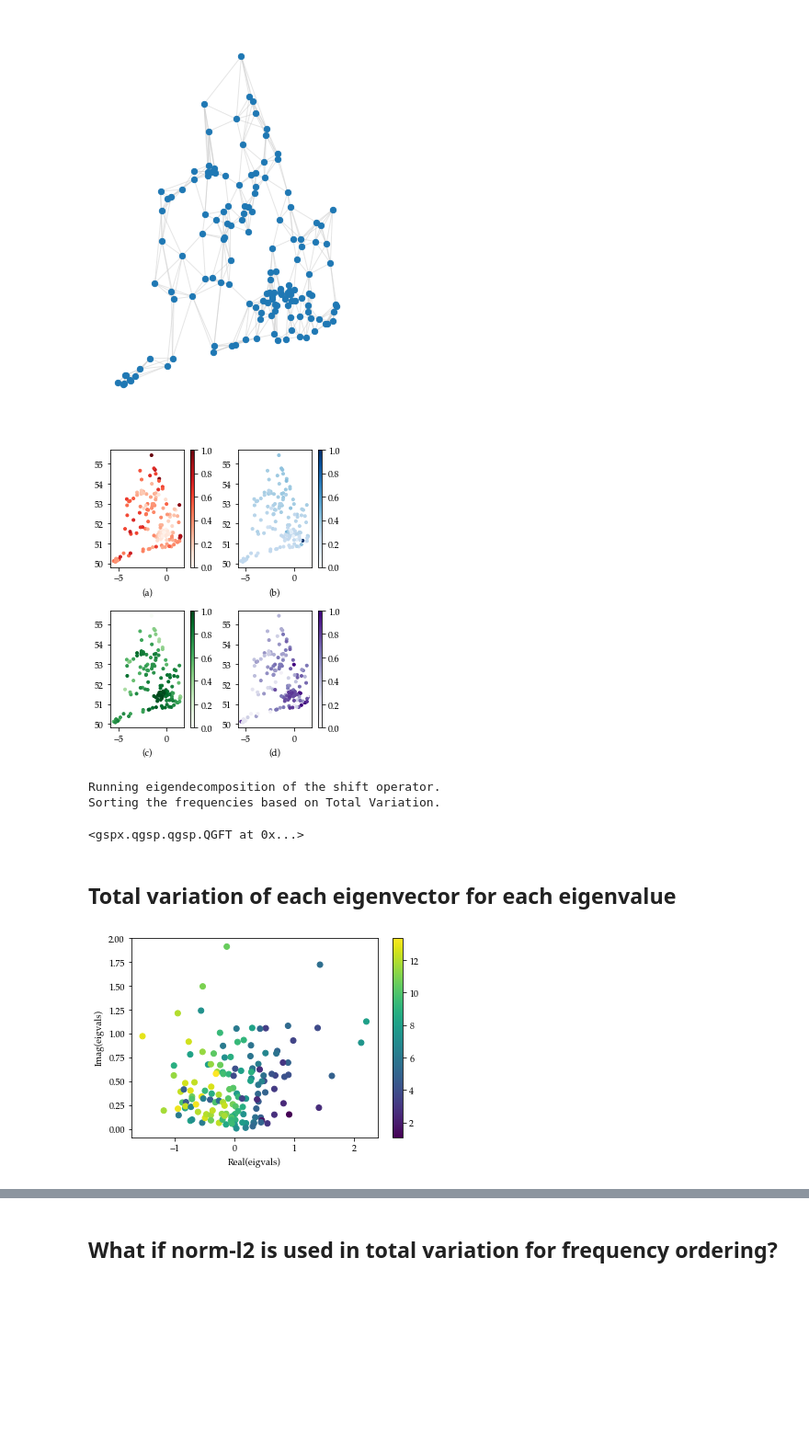
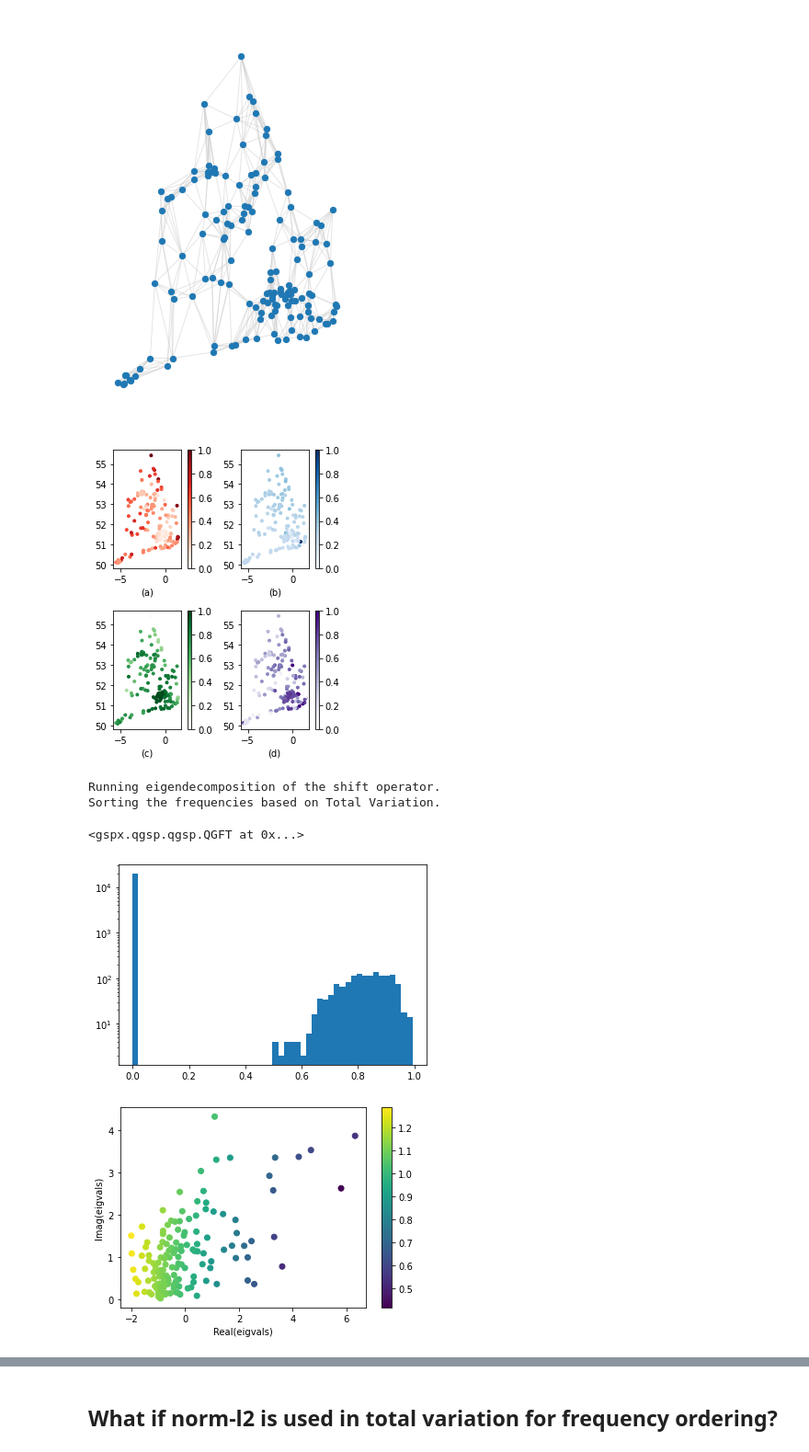
Before and after one commit to gboaviagem/gspx, a Jupyter notebook: notebooks/spectral_analysis.ipynb, the cells around one changed output, grey strips where cells are left out. Shown: that part at 92% size. Drawn from its saved outputs; the diff is of its cells as text; code cells hidden in the pictures; blank space fills up the shorter version.

```diff
--- a/notebooks/spectral_analysis.ipynb
+++ b/notebooks/spectral_analysis.ipynb
@@ -17,7 +17,7 @@ from gspx.qgsp import create_quaternion_weights, QGFT, QMatrix
 # %% [markdown]
 ## Quaternion-weighted graph
 # %%
-data = WeatherGraphData(n_neighbors=7)
+data = WeatherGraphData(n_neighbors=9)
 Ar, coords = data.graph
 s = data.signal
 # %%
@@ -26,7 +26,7 @@ df = data.data
 Aq = create_quaternion_weights(
     Ar, df, icols=['humidity'],
     jcols=['temp'],
-    kcols=['wind_speed'], gauss_den=0.5,
+    kcols=['wind_speed'], gauss_den=3.5,
     hermitian=False)
 # %% [output]
 Please wait while the dense quaternion matrix is assembled.
@@ -56,7 +56,7 @@ fig.savefig('../../phd-thesis/thesis/Figures/uk_qgsp_graph.pdf', dpi=300)
 fig = plot_quaternion_graph_signal(s, coords, figsize=(4, 5))
 fig.savefig('../../phd-thesis/thesis/Figures/uk_qgsp_sig.pdf', dpi=300)
 # %% [output]
-[figure, old version]
+[figure, new version]
 # %%
 qgft = QGFT(norm=1)
 qgft.fit(Aq)
@@ -64,21 +64,29 @@ qgft.fit(Aq)
 Running eigendecomposition of the shift operator.
 Sorting the frequencies based on Total Variation.
 <gspx.qgsp.qgsp.QGFT at 0x...>
-# %% [markdown]
-## Total variation of each eigenvector for each eigenvalue
 # %%
+import matplotlib.pyplot as plt
+
+fig = plt.figure()
+plt.hist(Aq.abs().ravel(), bins=50)
+plt.yscale('log')
+fig = plt.gcf()
+plt.savefig('../../phd-thesis/thesis/Figures/edge_weight_distribution_theta0p1.pdf', dpi=300)
+
 import matplotlib.pyplot as plt
 import numpy as np
 
+fig = plt.figure()
 plt.scatter(np.real(qgft.eigc), np.imag(qgft.eigc), c=qgft.tv_)
 plt.colorbar()
 # plt.title("Total Variation of eigenvectors for each eigenvalue")
 plt.xlabel("Real(eigvals)")
 plt.ylabel("Imag(eigvals)")
-plt.savefig('../../phd-thesis/thesis/Figures/uk_qgsp_tv1.pdf', dpi=300)
+plt.savefig('../../phd-thesis/thesis/Figures/uk_qgsp_tv1_theta0p1.pdf', dpi=300)
 plt.show()
 # %% [output]
-[figure, old version]
+[figure, new version]
+[figure, added]
 # %%
 ss = qgft.transform(s)
 fig = QuaternionSignal.show(ss, ordering=qgft.idx_freq)
```
Also changed, not shown: parts of 5 cells of this notebook, 2 other files.
